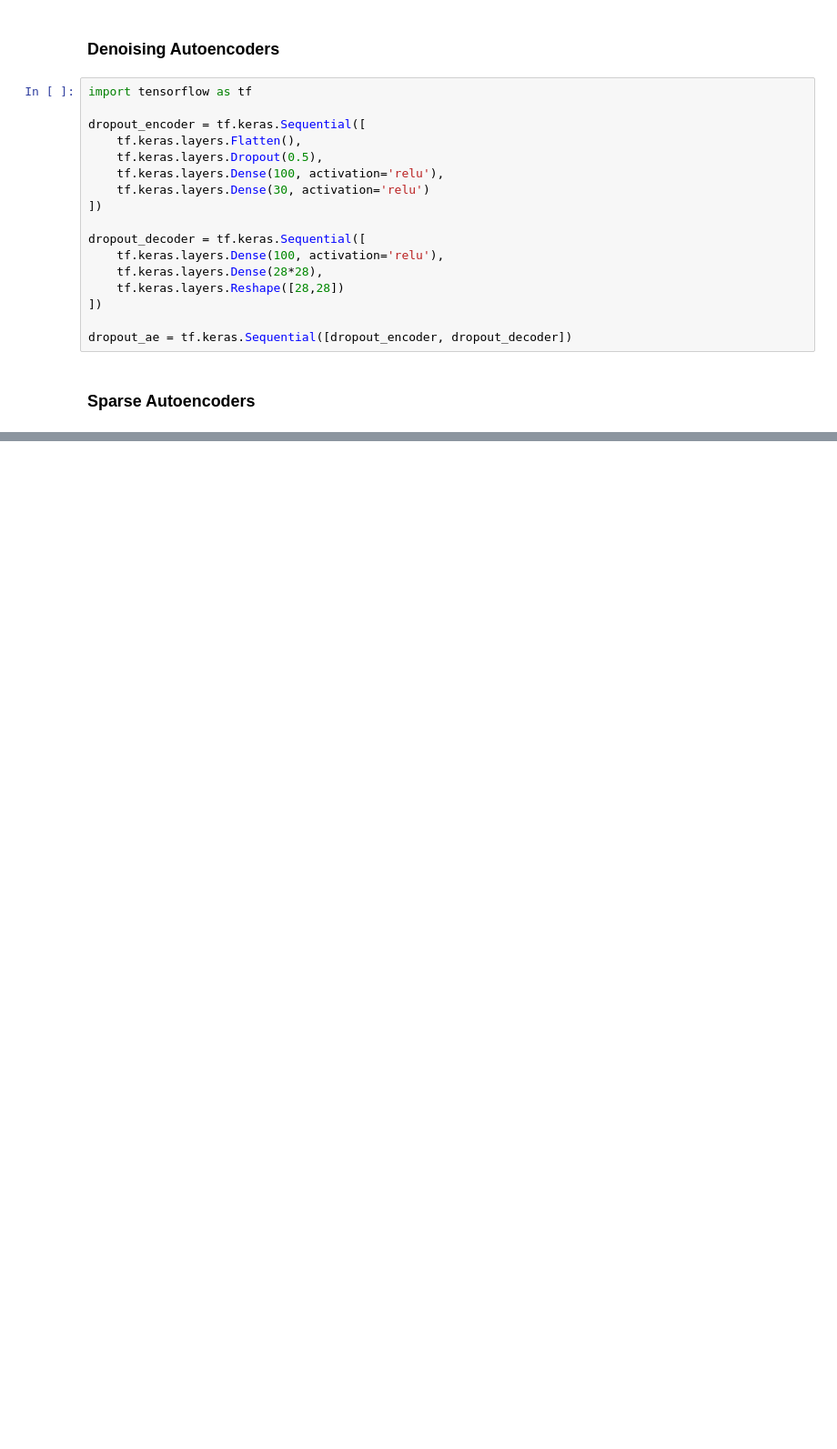
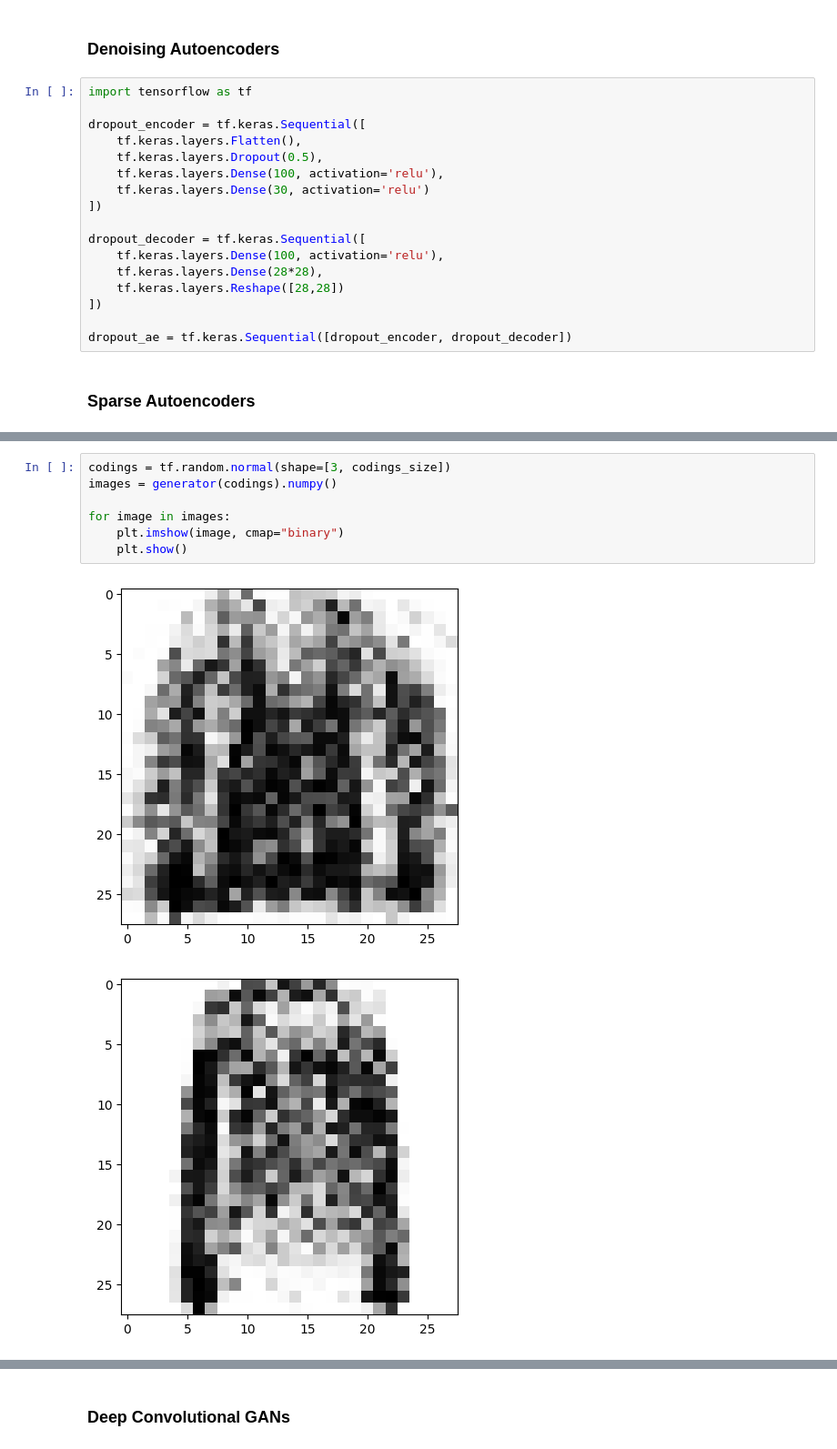
Before and after one commit to ElliotLeeLL/ElliotsAILab101, a Jupyter notebook: handson-ml3-notes/CH 17. Autoencoders, GANs, and Diffusion Models.ipynb, the cells around one changed output, grey strips where cells are left out. Shown at 91% size. Saved outputs shown, nothing was run; the diff lists cells and outputs as text; blank space fills up the shorter version.

```diff
--- a/handson-ml3-notes/CH 17. Autoencoders, GANs, and Diffusion Models.ipynb
+++ b/handson-ml3-notes/CH 17. Autoencoders, GANs, and Diffusion Models.ipynb
@@ -67,0 +269,10 @@ sparse_l1_ae = tf.keras.Sequential([sparse_l1_encoder, sparse_l1_decoder])
+# %%
+codings = tf.random.normal(shape=[3, codings_size])
+images = generator(codings).numpy()
+
+for image in images:
+    plt.imshow(image, cmap="binary")
+    plt.show()
+# %% [output]
+[figure, added]
+[figure, added]
@@ -67,0 +280,2 @@ sparse_l1_ae = tf.keras.Sequential([sparse_l1_encoder, sparse_l1_decoder])
+# %% [markdown]
+### Deep Convolutional GANs
```
Also changed, not shown: parts of 9 cells of this notebook.
